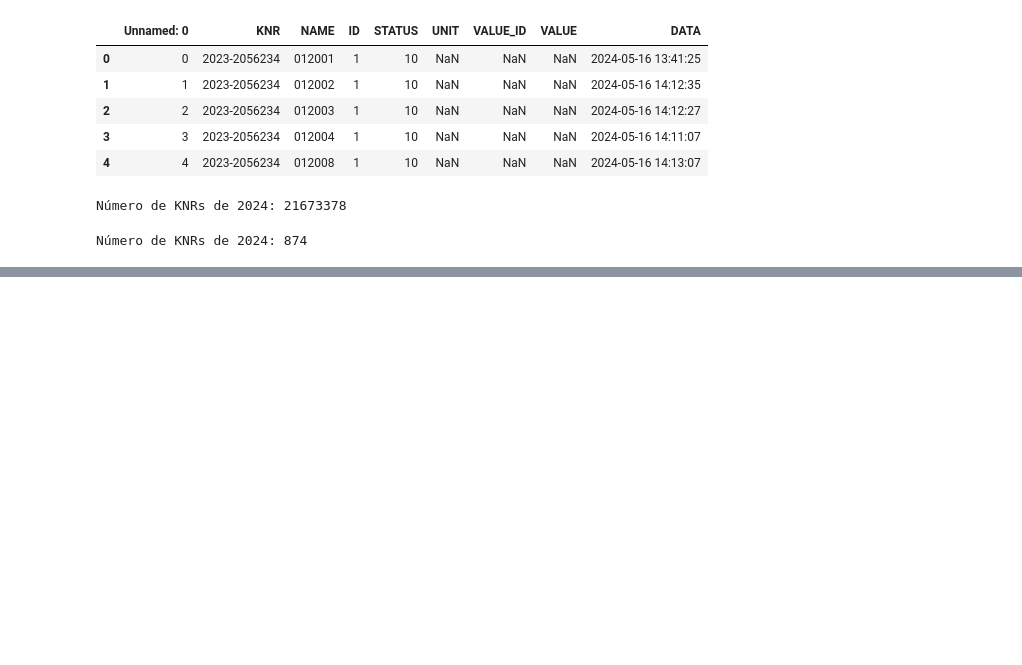
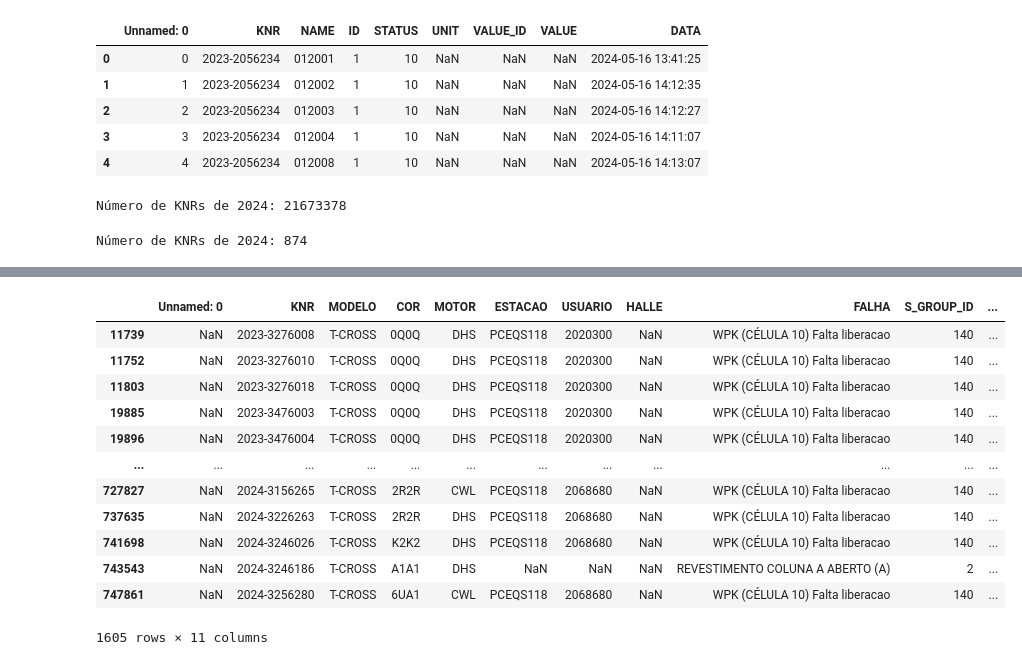
Before and after one commit to Inteli-College/2024-2A-T08-EC07-G05, a Jupyter notebook: src/notebooks/Sprint_1/visualization.ipynb, the cells around one changed output, grey strips where cells are left out. Drawn from its saved outputs; the diff is of its cells as text; code cells hidden in the pictures; blank space fills up the shorter version.

```diff
--- a/src/notebooks/visualization.ipynb
+++ b/src/notebooks/Sprint_1/visualization.ipynb
@@ -575,0 +601,4 @@ Número de KNRs de 2024: 874
+# %%
+df = pd.read_csv('../data/csv/FALHAS_PREDICT-1.csv')
+
+df.head()
@@ -575,0 +612,20 @@ Número de KNRs de 2024: 874
+# %%
+# Arrumando o nome das colunas do dataset
+df = df.rename(columns={
+    'Unnamed: 1': 'KNR',
+    'Unnamed: 2': 'MODELO',
+    'Unnamed: 3': 'COR',
+    'Unnamed: 4': 'MOTOR',
+    'Unnamed: 5': 'ESTACAO',
+    'Unnamed: 6': 'USUARIO',
+    'Unnamed: 7': 'HALLE',
+    'Unnamed: 8': 'FALHA',
+    'Unnamed: 9': 'S_GROUP_ID',
+    'Unnamed: 10': 'DATA'
+})
+
+# Removendo a linha 1 do dataset por que é apenas o nome de cada coluna repetido
+df = df.drop(0)
+
+# Removendo a coluna 'Unnamed: 0' por que não tem dados nenhum
+df.drop('Unnamed: 0', axis=1)
@@ -575,0 +688,17 @@ Número de KNRs de 2024: 874
+# %%
+halle_null_rows = df[df['HALLE'].isnull()]
+halle_null_rows.head(1605)
+# %% [output]
+|  | Unnamed: 0 | KNR | MODELO | COR | MOTOR | ESTACAO | USUARIO | HALLE | FALHA | S_GROUP_ID | ... |
+| 11739 | NaN | 2023-3276008 | T-CROSS | 0Q0Q | DHS | PCEQS118 | 2020300 | NaN | WPK (CÉLULA 10) Falta liberacao | 140 | ... |
+| 11752 | NaN | 2023-3276010 | T-CROSS | 0Q0Q | DHS | PCEQS118 | 2020300 | NaN | WPK (CÉLULA 10) Falta liberacao | 140 | ... |
+| 11803 | NaN | 2023-3276018 | T-CROSS | 0Q0Q | DHS | PCEQS118 | 2020300 | NaN | WPK (CÉLULA 10) Falta liberacao | 140 | ... |
+| 19885 | NaN | 2023-3476003 | T-CROSS | 0Q0Q | DHS | PCEQS118 | 2020300 | NaN | WPK (CÉLULA 10) Falta liberacao | 140 | ... |
+| 19896 | NaN | 2023-3476004 | T-CROSS | 0Q0Q | DHS | PCEQS118 | 2020300 | NaN | WPK (CÉLULA 10) Falta liberacao | 140 | ... |
+| ... | ... | ... | ... | ... | ... | ... | ... | ... | ... | ... | ... |
+| 727827 | NaN | 2024-3156265 | T-CROSS | 2R2R | CWL | PCEQS118 | 2068680 | NaN | WPK (CÉLULA 10) Falta liberacao | 140 | ... |
+| 737635 | NaN | 2024-3226263 | T-CROSS | 2R2R | DHS | PCEQS118 | 2068680 | NaN | WPK (CÉLULA 10) Falta liberacao | 140 | ... |
+| 741698 | NaN | 2024-3246026 | T-CROSS | K2K2 | DHS | PCEQS118 | 2068680 | NaN | WPK (CÉLULA 10) Falta liberacao | 140 | ... |
+| 743543 | NaN | 2024-3246186 | T-CROSS | A1A1 | DHS | NaN | NaN | NaN | REVESTIMENTO COLUNA A ABERTO (A) | 2 | ... |
+| 747861 | NaN | 2024-3256280 | T-CROSS | 6UA1 | CWL | PCEQS118 | 2068680 | NaN | WPK (CÉLULA 10) Falta liberacao | 140 | ... |
+1605 rows × 11 columns
```
Also changed, not shown: parts of 12 cells of this notebook, 9 other files.
